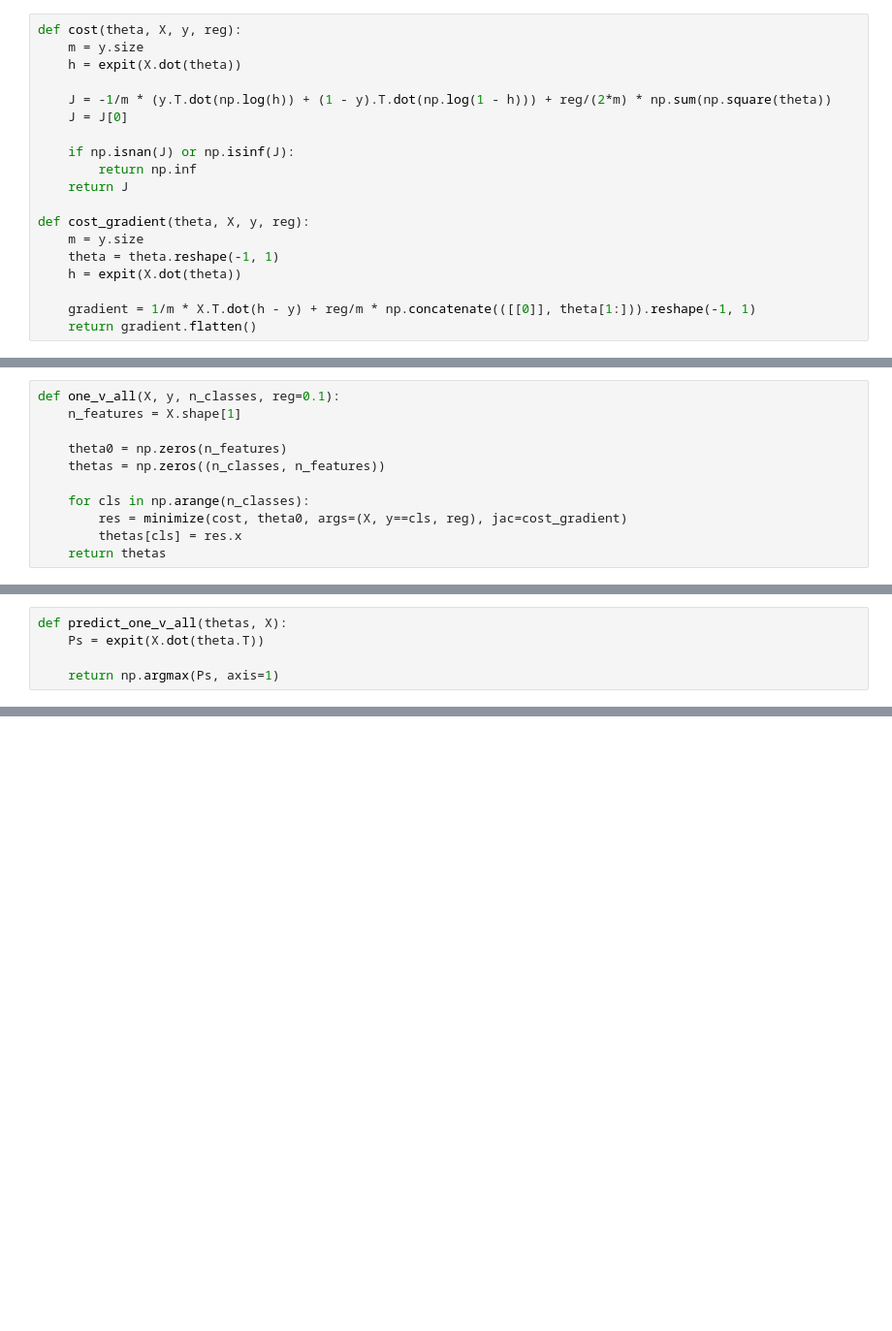
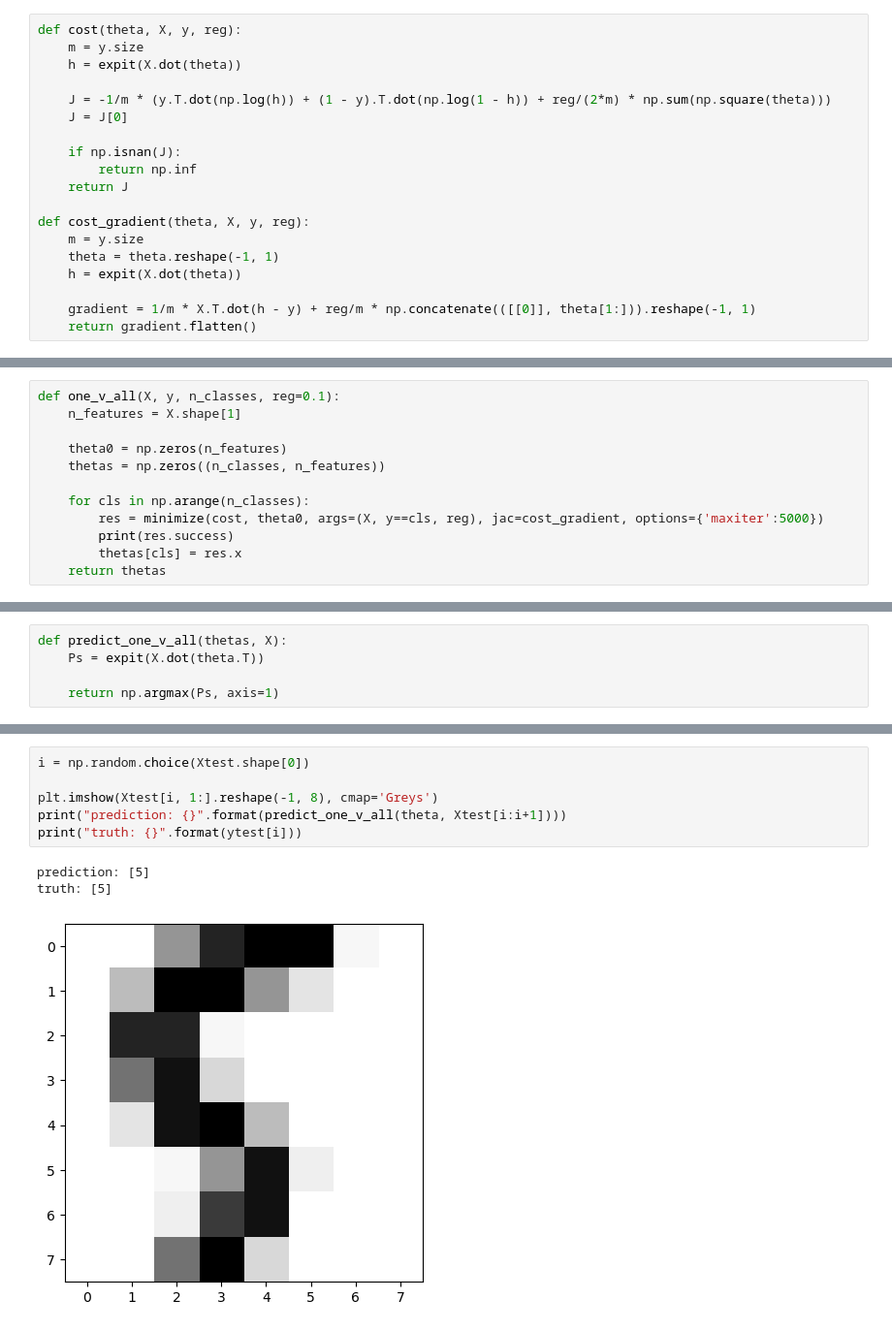
Before and after one commit to maxisi/bfarr-comp-phys-25, a Jupyter notebook: notebooks/Multiclass Classification.ipynb, the cells around one changed output, grey strips where cells are left out. Shown: that part at 97% size. Saved outputs shown, nothing was run; the diff lists cells and outputs as text; blank space fills up the shorter version.

```diff
--- a/notebooks/Multiclass Classification.ipynb
+++ b/notebooks/Multiclass Classification.ipynb
@@ -27,10 +27,10 @@ def cost(theta, X, y, reg):
     m = y.size
     h = expit(X.dot(theta))
 
-    J = -1/m * (y.T.dot(np.log(h)) + (1 - y).T.dot(np.log(1 - h))) + reg/(2*m) * np.sum(np.square(theta))
+    J = -1/m * (y.T.dot(np.log(h)) + (1 - y).T.dot(np.log(1 - h)) + reg/(2*m) * np.sum(np.square(theta)))
     J = J[0]
 
-    if np.isnan(J) or np.isinf(J):
+    if np.isnan(J):
         return np.inf
     return J
 
@@ -91,7 +99,8 @@ def one_v_all(X, y, n_classes, reg=0.1):
     thetas = np.zeros((n_classes, n_features))
 
     for cls in np.arange(n_classes):
-        res = minimize(cost, theta0, args=(X, y==cls, reg), jac=cost_gradient)
+        res = minimize(cost, theta0, args=(X, y==cls, reg), jac=cost_gradient, options={'maxiter':5000})
+        print(res.success)
         thetas[cls] = res.x
     return thetas
 # %%
@@ -113,0 +134,10 @@ print(training_acc, validation_acc)
+# %%
+i = np.random.choice(Xtest.shape[0])
+
+plt.imshow(Xtest[i, 1:].reshape(-1, 8), cmap='Greys')
+print("prediction: {}".format(predict_one_v_all(theta, Xtest[i:i+1])))
+print("truth: {}".format(ytest[i]))
+# %% [output]
+prediction: [5]
+truth: [5]
+[figure, added]
```
Also changed, not shown: parts of 16 cells of this notebook.
